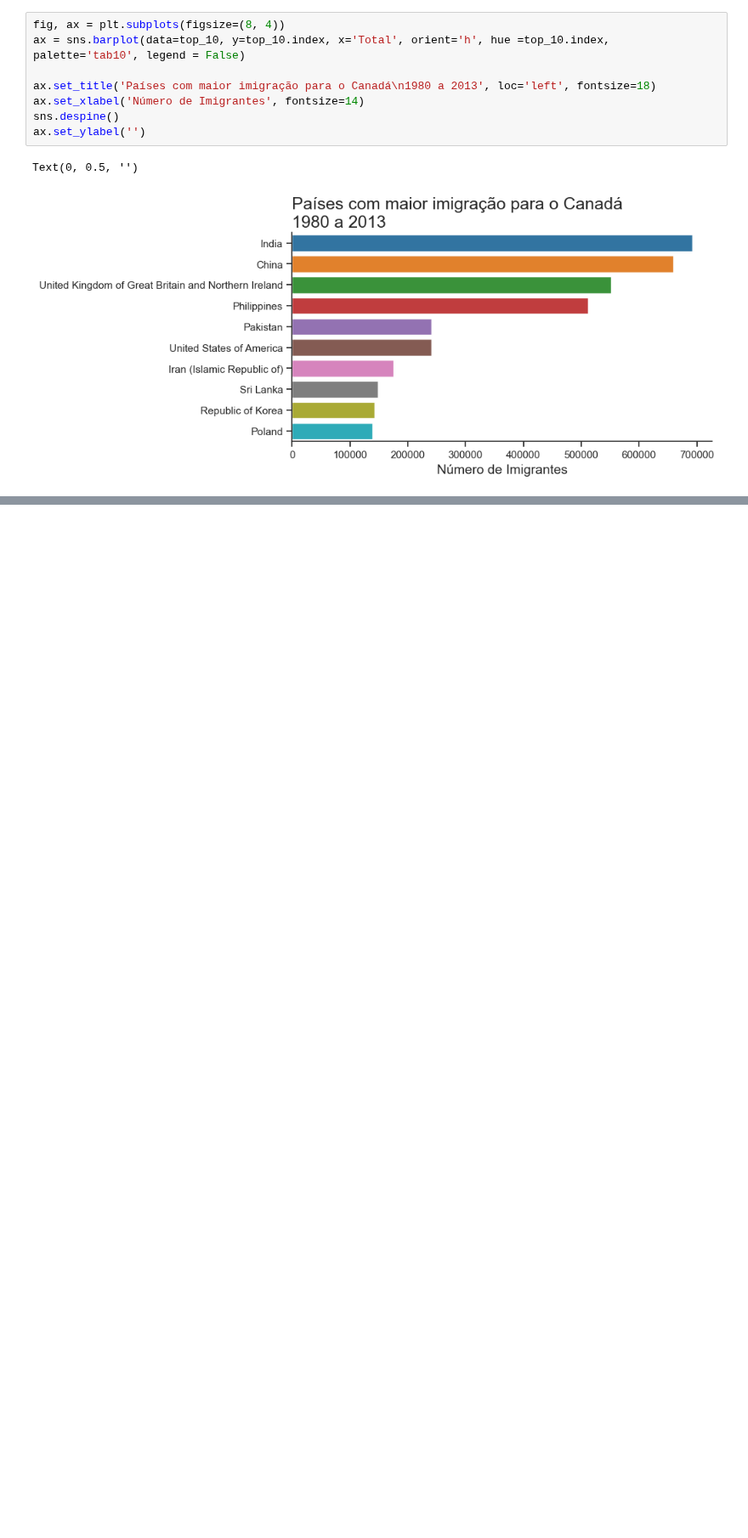
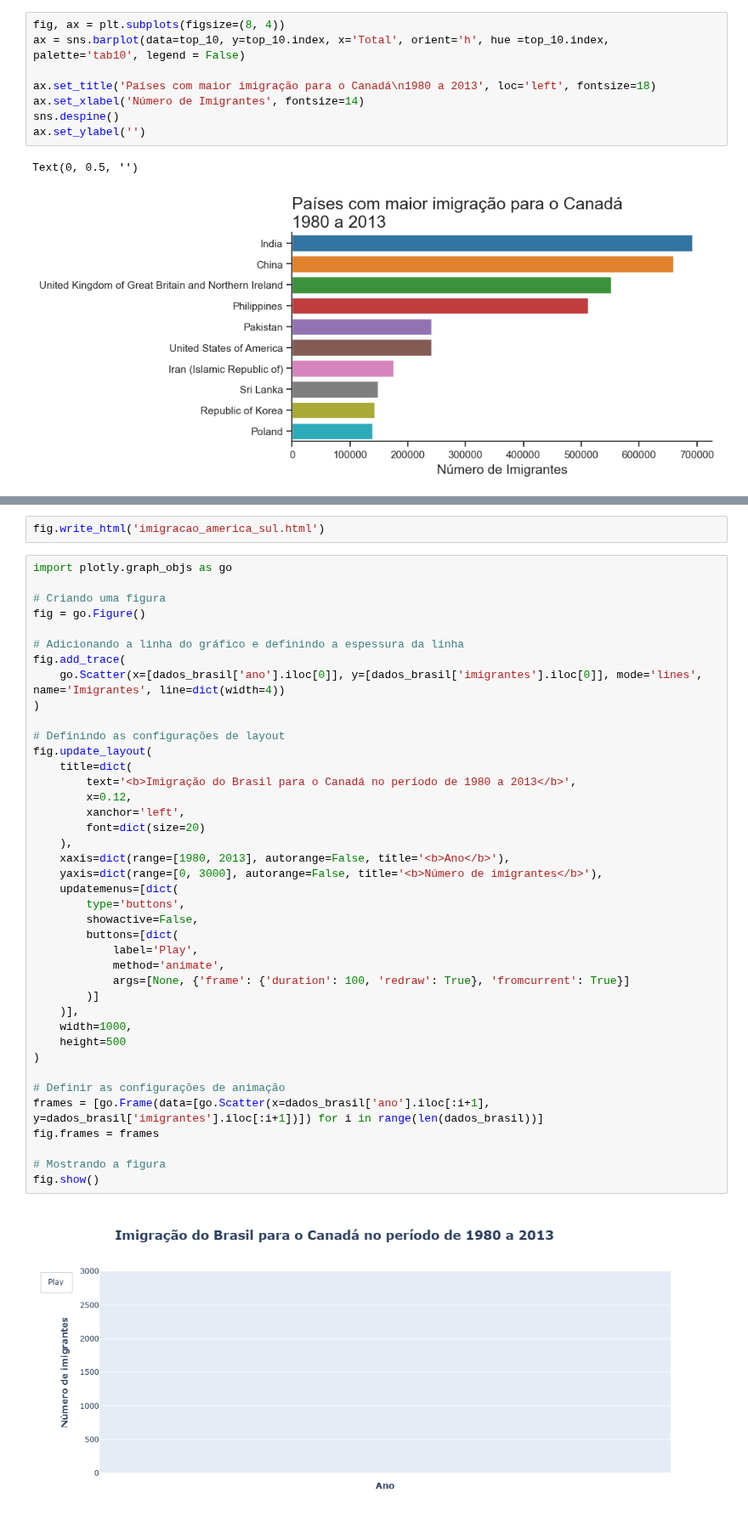
Before and after one commit to Sergio16-16/analise-dados-imigrantes, a Jupyter notebook: Analise_Dados_Imigrantes.ipynb, the cells around one changed output, grey strips where cells are left out. Shown at 85% size. Saved outputs shown, nothing was run; the diff lists cells and outputs as text; blank space fills up the shorter version.

Commit message:
aprendendo com a biblioteca plotly

```diff
--- a/Analise_Dados_Imigrantes.ipynb
+++ b/Analise_Dados_Imigrantes.ipynb
@@ -517,0 +561,44 @@ Text(0, 0.5, '')
+# %%
+fig.write_html('imigracao_america_sul.html')
+# %%
+import plotly.graph_objs as go
+
+# Criando uma figura
+fig = go.Figure()
+
+# Adicionando a linha do gráfico e definindo a espessura da linha
+fig.add_trace(
+    go.Scatter(x=[dados_brasil['ano'].iloc[0]], y=[dados_brasil['imigrantes'].iloc[0]], mode='lines', name='Imigrantes', line=dict(width=4))
+)
+
+# Definindo as configurações de layout
+fig.update_layout(
+    title=dict(
+        text='<b>Imigração do Brasil para o Canadá no período de 1980 a 2013</b>',
+        x=0.12,
+        xanchor='left',
+        font=dict(size=20)
+    ),
+    xaxis=dict(range=[1980, 2013], autorange=False, title='<b>Ano</b>'),
+    yaxis=dict(range=[0, 3000], autorange=False, title='<b>Número de imigrantes</b>'),
+    updatemenus=[dict(
+        type='buttons',
+        showactive=False,
+        buttons=[dict(
+            label='Play',
+            method='animate',
+            args=[None, {'frame': {'duration': 100, 'redraw': True}, 'fromcurrent': True}]
+        )]
+    )],
+    width=1000,
+    height=500
+)
+
+# Definir as configurações de animação
+frames = [go.Frame(data=[go.Scatter(x=dados_brasil['ano'].iloc[:i+1], y=dados_brasil['imigrantes'].iloc[:i+1])]) for i in range(len(dados_brasil))]
+fig.frames = frames
+
+# Mostrando a figura
+fig.show()
+# %% [output]
+[figure, added]
```
Also changed, not shown: parts of 19 cells of this notebook, 4 other files.
